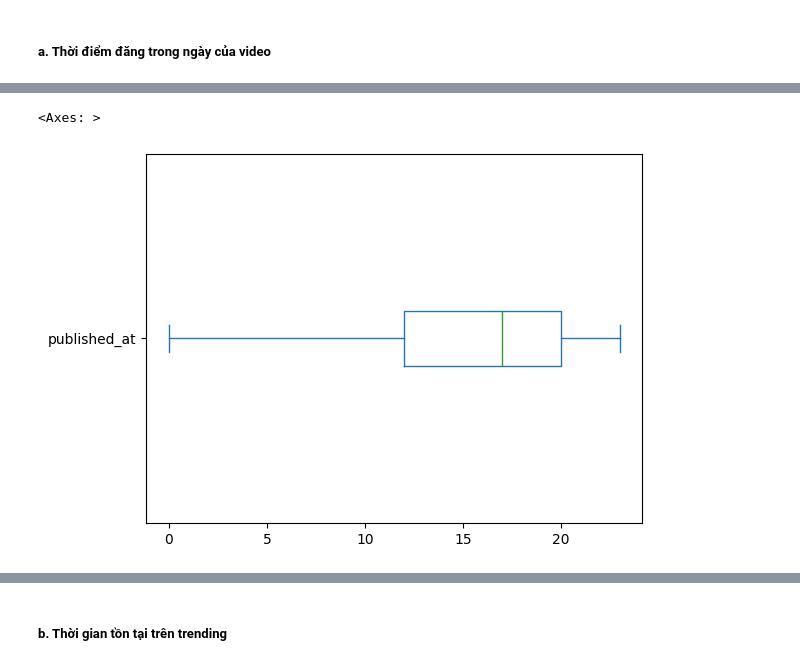
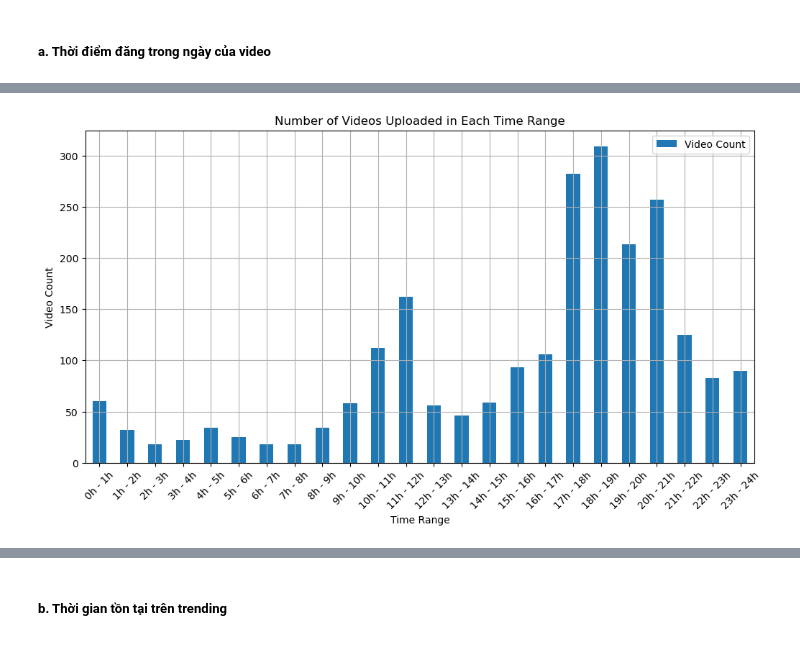
Before and after one commit to sleepifoxx/BTL-Data-Processing, a Jupyter notebook: DataProcessing.ipynb, the cells around one changed output, grey strips where cells are left out. Cells and saved outputs as stored; diff of their text form; code cells hidden in the pictures.

```diff
--- a/DataProcessing.ipynb
+++ b/DataProcessing.ipynb
@@ -24 +66,11 @@ trending_videos['duration'] = pd.to_timedelta(trending_videos['duration']).dt.to
+# %%
+time_video_df.plot(x='Time Range', y='Video Count', kind='bar', figsize=(12, 6))
+plt.xlabel('Time Range')
+plt.ylabel('Video Count')
+plt.title('Number of Videos Uploaded in Each Time Range')
+plt.xticks(rotation=45)
+plt.grid(True)
+plt.show()
+# %% [output]
+[figure, added]
 # %%
@@ -26,6 +78,3 @@ trending_videos_hours = trending_videos['published_at'].dt.hour
 # %%
-trending_videos_hours.plot(kind='box',vert=False)
+# trending_videos_hours.plot(kind='box',vert=False)
-# %% [output]
-<Axes: >
-[figure, removed]
 # %%
```
Also changed, not shown: parts of 25 cells of this notebook, 1 other file.
